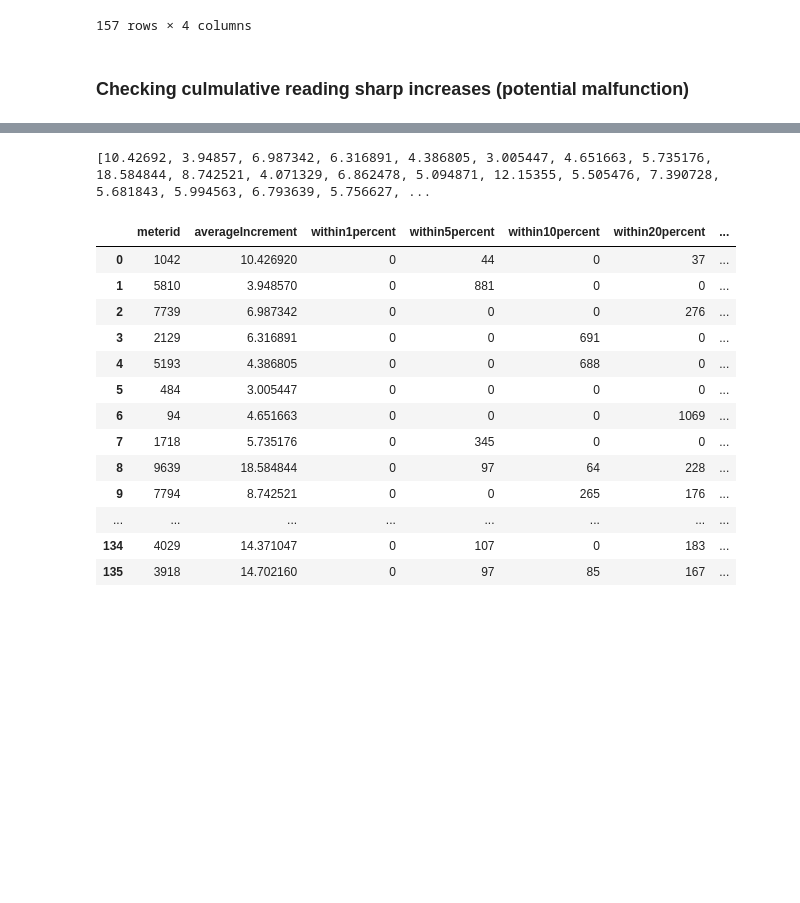
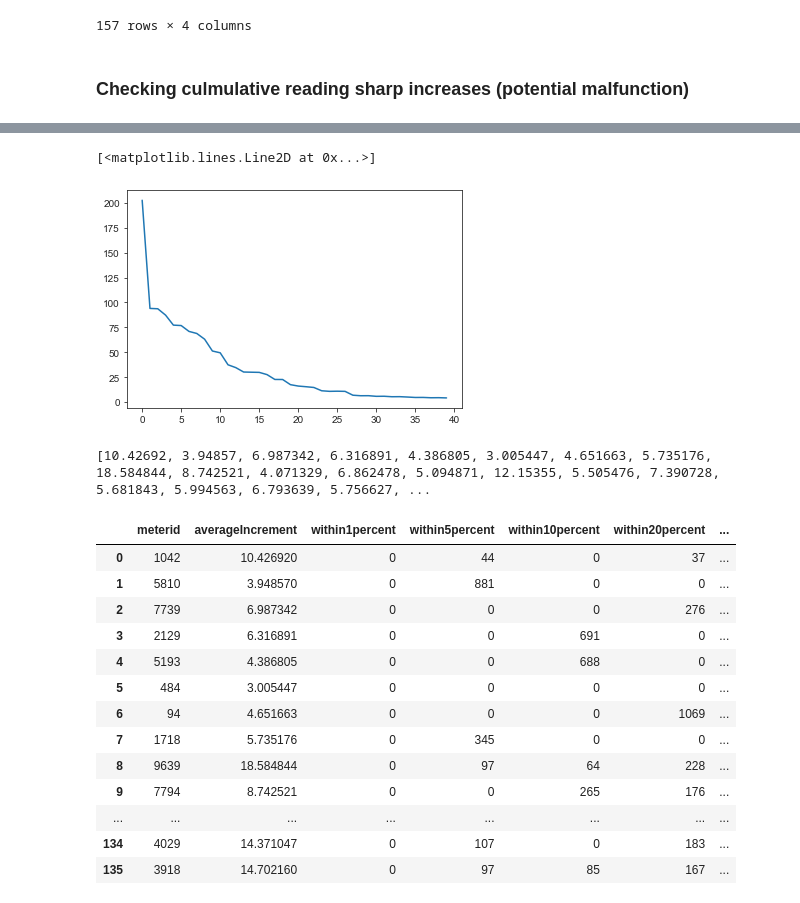
Before and after one commit to melvintzw/ee4211, a Jupyter notebook: error_detection.ipynb, the cells around one changed output, grey strips where cells are left out. Saved outputs shown, nothing was run; the diff lists cells and outputs as text; code cells hidden in the pictures; blank space fills up the shorter version.

```diff
--- a/error_detection.ipynb
+++ b/error_detection.ipynb
@@ -177,3 +253,8 @@ keys_list2 = keys_list2[18:]
+# %%
+plt.plot(range(len(marginal_avg_max_increment_list[:40])), marginal_avg_max_increment_list[:40])
+# %% [output]
+[<matplotlib.lines.Line2D at 0x...>]
+[figure, added]
 # %%
 average_increment_list = []
 
```
Also changed, not shown: parts of 7 cells of this notebook.
